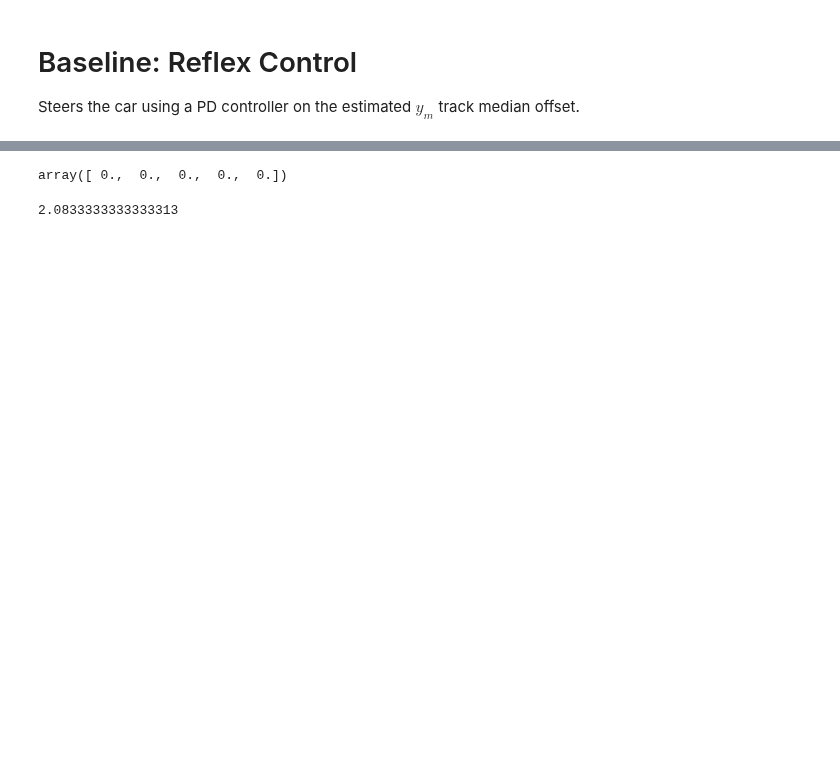
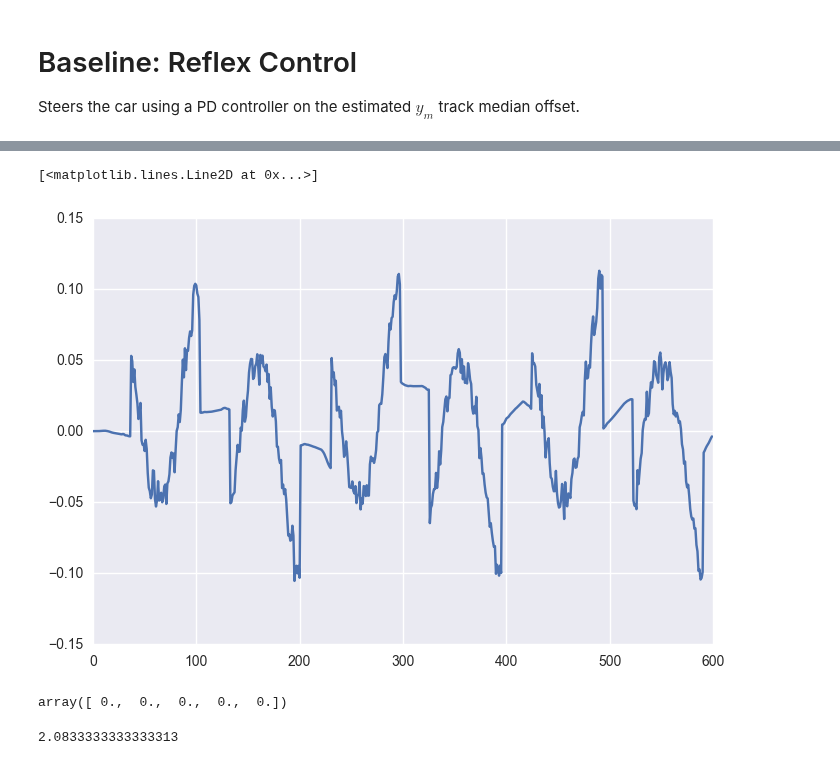
Before and after one commit to jcsharp/DriveIt, a Jupyter notebook: Baseline.ipynb, the cells around one changed output, grey strips where cells are left out. Saved outputs shown, nothing was run; the diff lists cells and outputs as text; code cells hidden in the pictures; blank space fills up the shorter version.

```diff
--- a/Baseline.ipynb
+++ b/Baseline.ipynb
@@ -66,3 +85,10 @@ env.close()
+# %%
+i = 1
+plt.plot([e[i] if abs(e[i])<1.0 else 0 for e in err])
+#plt.plot([o[i] for o in obs])
+# %% [output]
+[<matplotlib.lines.Line2D at 0x...>]
+[figure, added]
 # %%
 env._reset(random_position)
 # %% [output]
```
Also changed, not shown: parts of 2 cells of this notebook, 1 other file.
